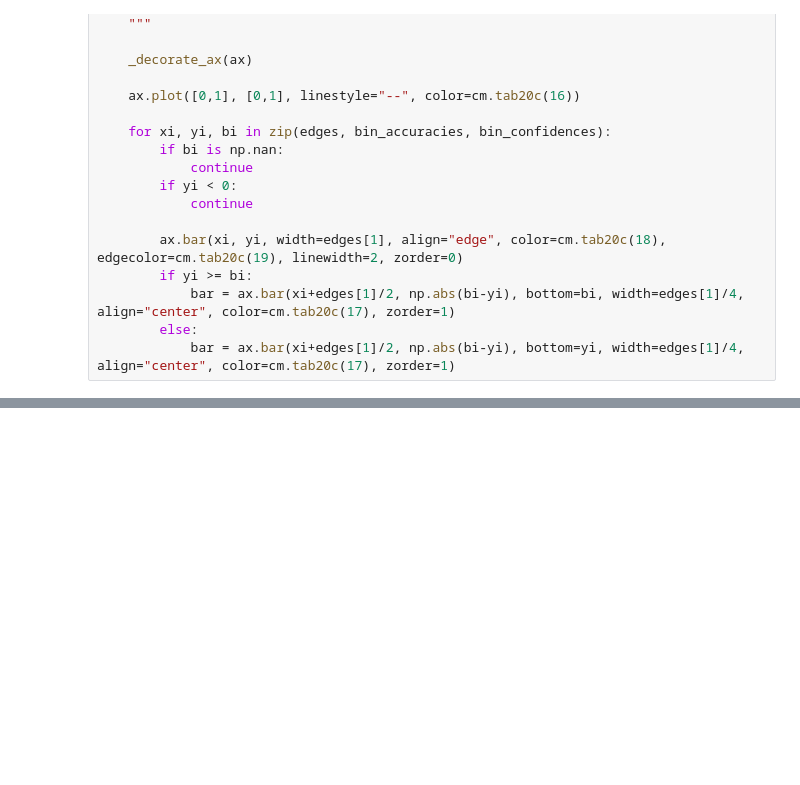
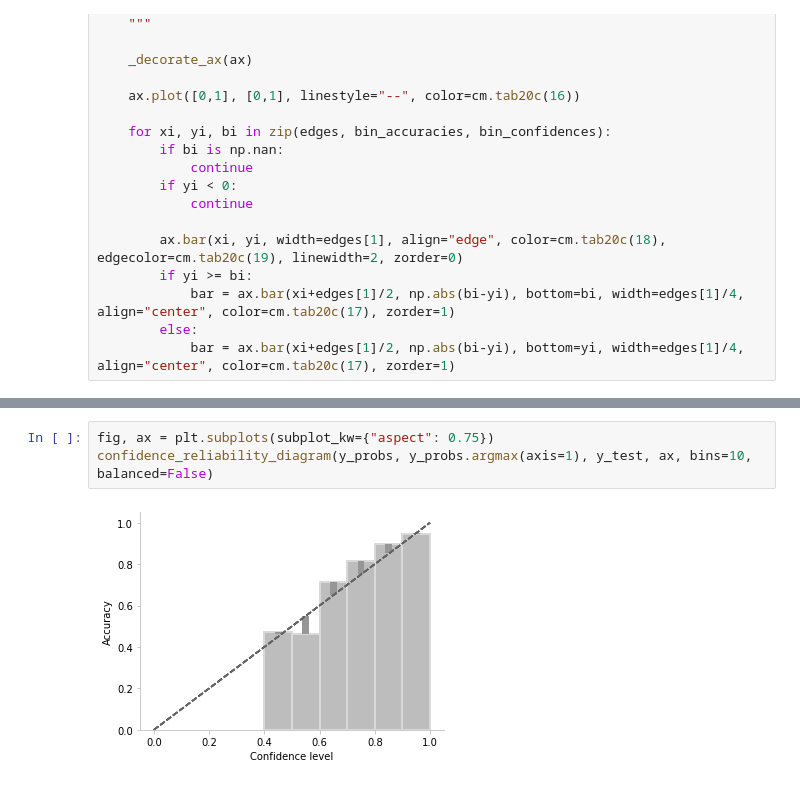
Before and after one commit to MaximLippeveld/riverreliability, a Jupyter notebook: notebooks/plots.ipynb, the cells around one changed output, grey strips where cells are left out. Cells and saved outputs as stored; diff of their text form; blank space fills up the shorter version.

```diff
--- a/notebooks/plots.ipynb
+++ b/notebooks/plots.ipynb
@@ -262,0 +291,5 @@ def class_wise_ridge_reliability_diagram(y_probs, y_preds, y_true, axes, bins="f
+# %%
+fig, ax = plt.subplots(subplot_kw={"aspect": 0.75})
+confidence_reliability_diagram(y_probs, y_probs.argmax(axis=1), y_test, ax, bins=10, balanced=False)
+# %% [output]
+[figure, added]
```
Also changed, not shown: parts of 22 cells of this notebook, 27 other files.
